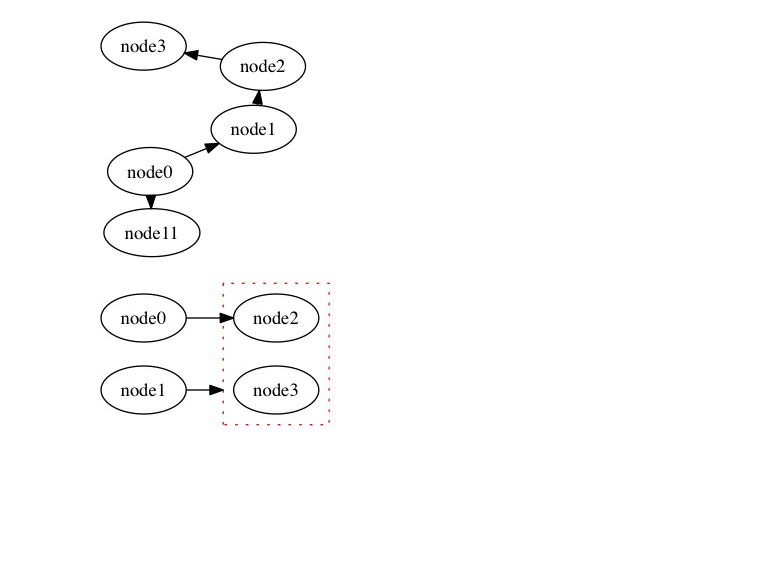
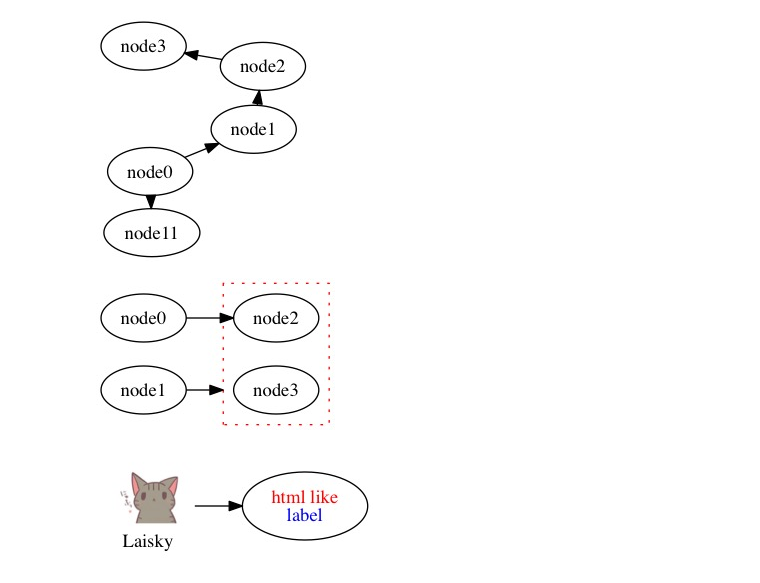
Before and after one commit to Laisky/HelloWorld, a Jupyter notebook: py2/pygraphviz/demo.ipynb, the cells around one changed output. Saved outputs shown, nothing was run; the diff lists cells and outputs as text; code cells hidden in the pictures; blank space fills up the shorter version.

Commit message:
+ graphviz: add html like label

```diff
--- a/py2/pygraphviz/demo.ipynb
+++ b/py2/pygraphviz/demo.ipynb
@@ -121,3 +121,26 @@ g.draw('subgraph.jpg', format='jpg')
 Image('subgraph.jpg')
 # %% [output]
 [figure]
+# %%
+# HTML Like Label
+
+g = pygraphviz.AGraph(
+    encoding='UTF-8',   # 为了可以显示中文
+    rankdir='LR',       # 从左到右，默认为 TB
+    directed=True,      # 有向图
+    compound=True
+)
+
+g.add_node('node0', label='<<font color="red">html like</font><br /><font color="blue">label</font>>')
+g.add_node('node1', label=(
+    '<<table border="0" align="center"><tr><td fixedsize="true" width="50" height="50">'
+    '<img src="./head.jpg" /></td></tr><tr><td>Laisky</td></tr></table>>'
+    ), shape='plaintext')
+
+g.add_edge('node1', 'node0')
+
+g.layout('dot')
+g.draw('html.jpg', format='jpg')
+Image('html.jpg')
+# %% [output]
+[figure, added]
```
Also changed, not shown: 2 other files.
